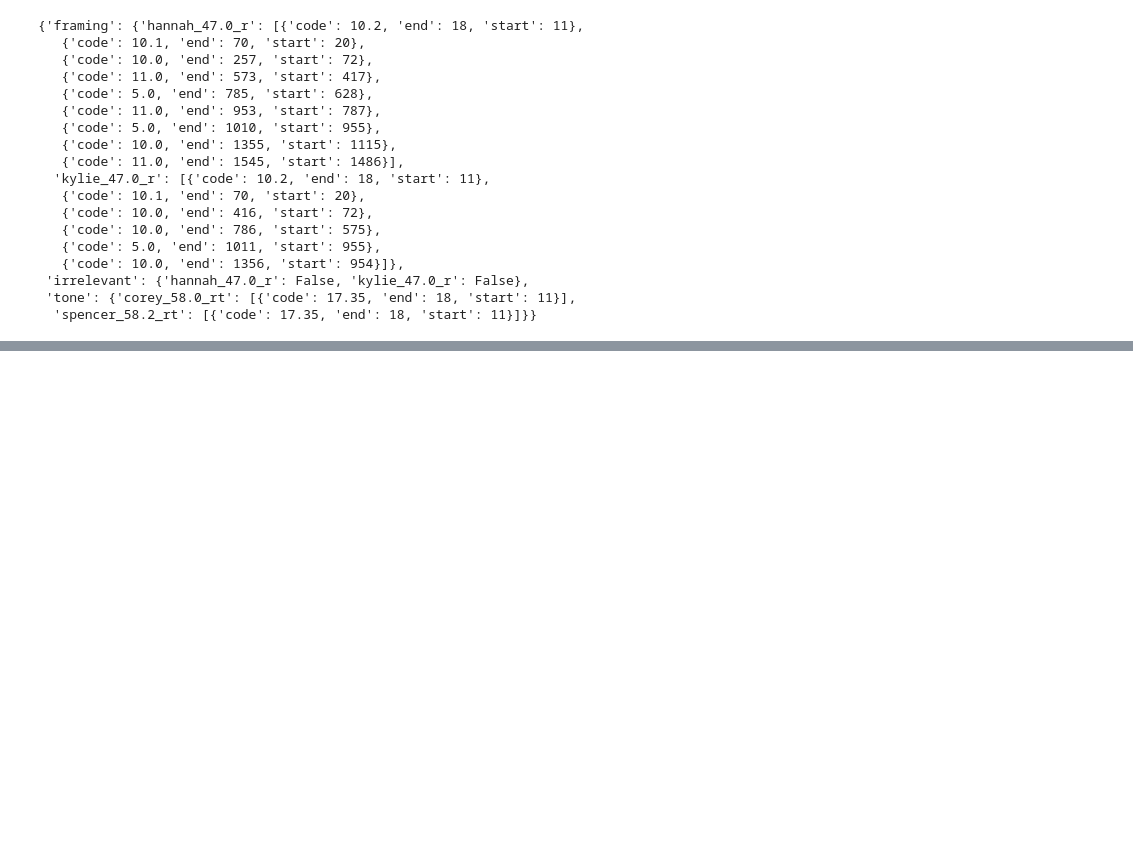
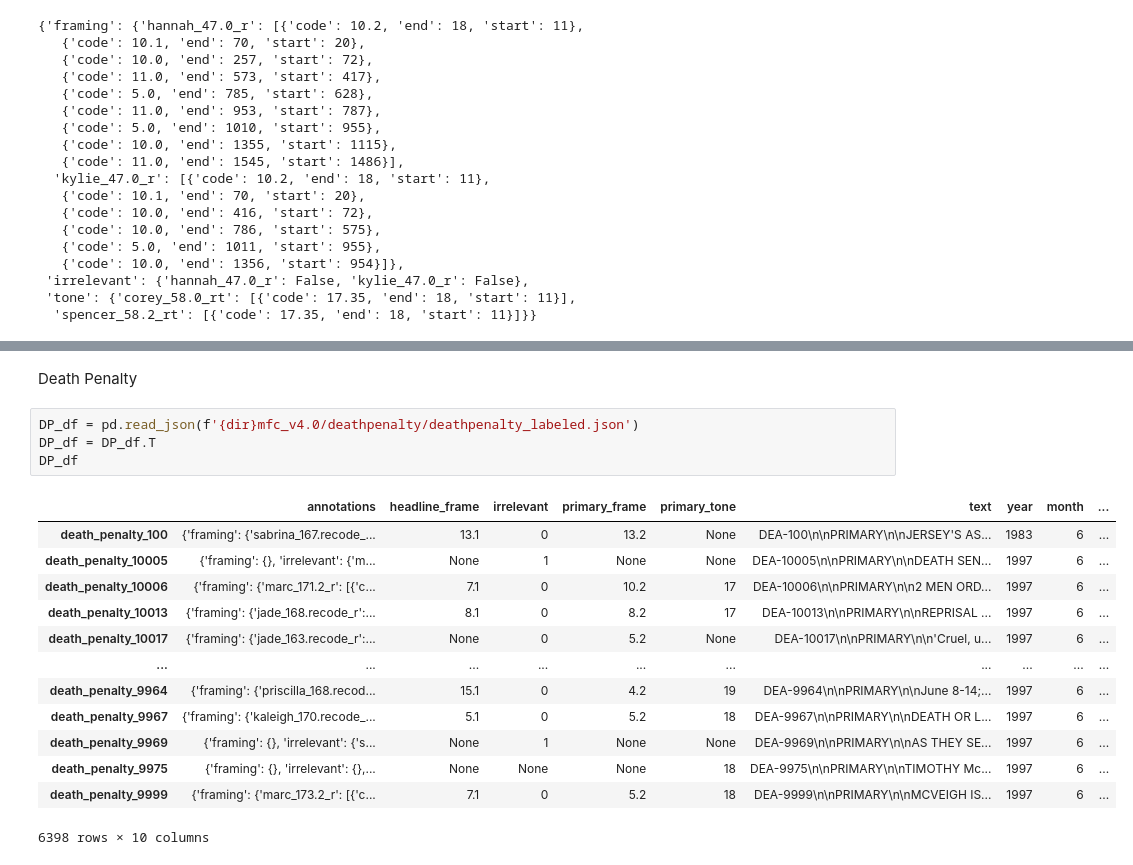
Before and after one commit to jmlDC/MARISOL-Thesis22-23, a Jupyter notebook: MFC.ipynb, the cells around one changed output, grey strips where cells are left out. Saved outputs shown, nothing was run; the diff lists cells and outputs as text; blank space fills up the shorter version.

```diff
--- a/MFC.ipynb
+++ b/MFC.ipynb
@@ -66,0 +87,20 @@ IMM_df['annotations'].iloc[0]
+# %% [markdown]
+Death Penalty
+# %%
+DP_df = pd.read_json(f'{dir}mfc_v4.0/deathpenalty/deathpenalty_labeled.json')
+DP_df = DP_df.T
+DP_df
+# %% [output]
+|  | annotations | headline_frame | irrelevant | primary_frame | primary_tone | text | year | month | ... |
+| death_penalty_100 | {'framing': {'sabrina_167.recode_... | 13.1 | 0 | 13.2 | None | DEA-100\n\nPRIMARY\n\nJERSEY'S AS... | 1983 | 6 | ... |
+| death_penalty_10005 | {'framing': {}, 'irrelevant': {'m... | None | 1 | None | None | DEA-10005\n\nPRIMARY\n\nDEATH SEN... | 1997 | 6 | ... |
+| death_penalty_10006 | {'framing': {'marc_171.2_r': [{'c... | 7.1 | 0 | 10.2 | 17 | DEA-10006\n\nPRIMARY\n\n2 MEN ORD... | 1997 | 6 | ... |
+| death_penalty_10013 | {'framing': {'jade_168.recode_r':... | 8.1 | 0 | 8.2 | 17 | DEA-10013\n\nPRIMARY\n\nREPRISAL ... | 1997 | 6 | ... |
+| death_penalty_10017 | {'framing': {'jade_163.recode_r':... | None | 0 | 5.2 | None | DEA-10017\n\nPRIMARY\n\n'Cruel, u... | 1997 | 6 | ... |
+| ... | ... | ... | ... | ... | ... | ... | ... | ... | ... |
+| death_penalty_9964 | {'framing': {'priscilla_168.recod... | 15.1 | 0 | 4.2 | 19 | DEA-9964\n\nPRIMARY\n\nJune 8-14;... | 1997 | 6 | ... |
+| death_penalty_9967 | {'framing': {'kaleigh_170.recode_... | 5.1 | 0 | 5.2 | 18 | DEA-9967\n\nPRIMARY\n\nDEATH OR L... | 1997 | 6 | ... |
+| death_penalty_9969 | {'framing': {}, 'irrelevant': {'s... | None | 1 | None | None | DEA-9969\n\nPRIMARY\n\nAS THEY SE... | 1997 | 6 | ... |
+| death_penalty_9975 | {'framing': {}, 'irrelevant': {},... | None | None | None | 18 | DEA-9975\n\nPRIMARY\n\nTIMOTHY Mc... | 1997 | 6 | ... |
+| death_penalty_9999 | {'framing': {'marc_173.2_r': [{'c... | 7.1 | 0 | 5.2 | 18 | DEA-9999\n\nPRIMARY\n\nMCVEIGH IS... | 1997 | 6 | ... |
+6398 rows × 10 columns
```
Also changed, not shown: parts of 6 cells of this notebook.
